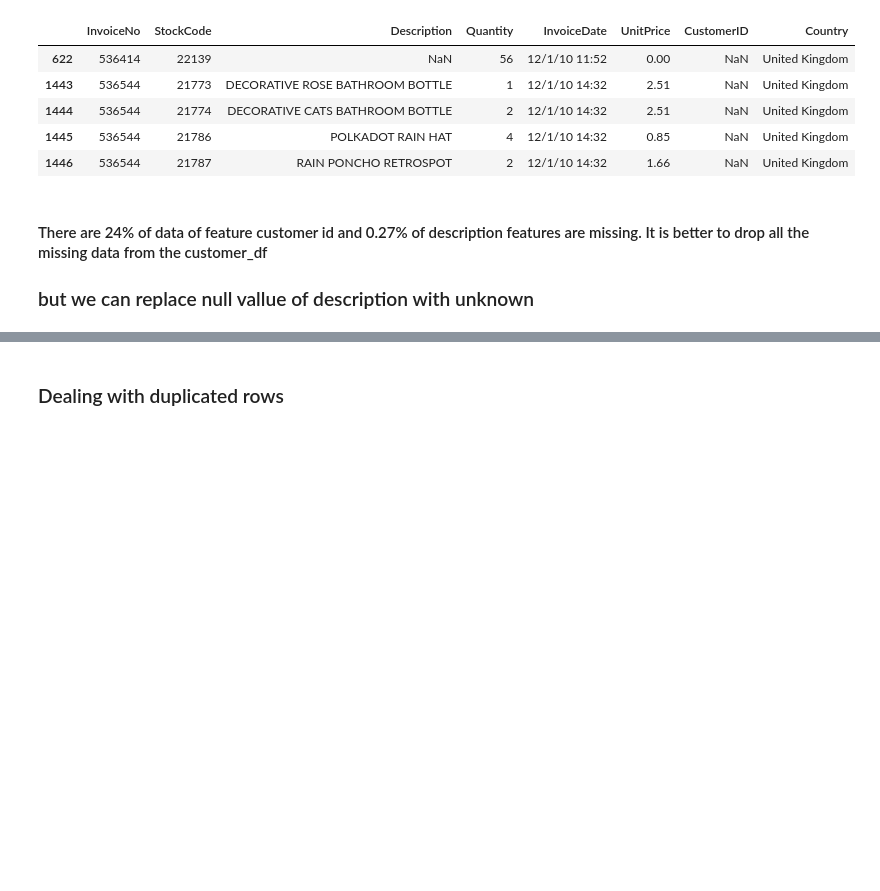
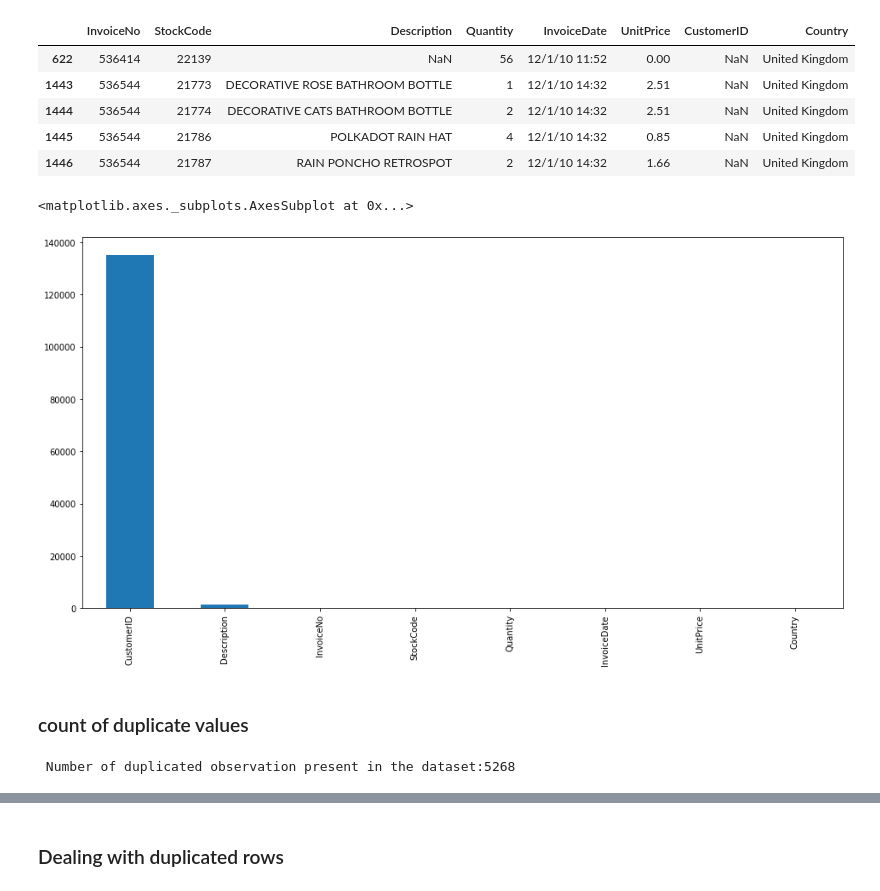
Before and after one commit to pavi-1994/retail_customer_segmentation_capstone_project, a Jupyter notebook: retail_customer_segmentation_capstone_project.ipynb, the cells around one changed output, grey strips where cells are left out. Drawn from its saved outputs; the diff is of its cells as text; code cells hidden in the pictures; blank space fills up the shorter version.

```diff
--- a/retail_customer_segmentation_capstone_project.ipynb
+++ b/retail_customer_segmentation_capstone_project.ipynb
@@ -195,7 +225,3 @@ customer_df[customer_df.CustomerID.isnull()].head()
 | 1444 | 536544 | 21774 | DECORATIVE CATS BATHROOM BOTTLE | 2 | 12/1/10 14:32 | 2.51 | NaN | United Kingdom |
 | 1445 | 536544 | 21786 | POLKADOT RAIN HAT | 4 | 12/1/10 14:32 | 0.85 | NaN | United Kingdom |
 | 1446 | 536544 | 21787 | RAIN PONCHO RETROSPOT | 2 | 12/1/10 14:32 | 1.66 | NaN | United Kingdom |
-# %% [markdown]
-#### There are 24% of data of feature customer id and 0.27% of description features are missing. It is better to drop all the missing data from the customer_df
-
-### but we can replace null vallue of description with unknown
@@ -203,0 +228,14 @@ customer_df['Description'] =customer_df['Description'].fillna('Unknown')
+# %%
+#plotting graph
+plt.figure(figsize=(16,8))
+customer_df.isnull().sum().sort_values(ascending=False).plot(kind="bar")
+# %% [output]
+<matplotlib.axes._subplots.AxesSubplot at 0x...>
+[figure, added]
+# %% [markdown]
+### count of duplicate values
+# %%
+# count of duplicate rows
+print(f' Number of duplicated observation present in the dataset:{customer_df.duplicated().sum()}')
+# %% [output]
+ Number of duplicated observation present in the dataset:5268
```
Also changed, not shown: parts of 161 cells of this notebook.
